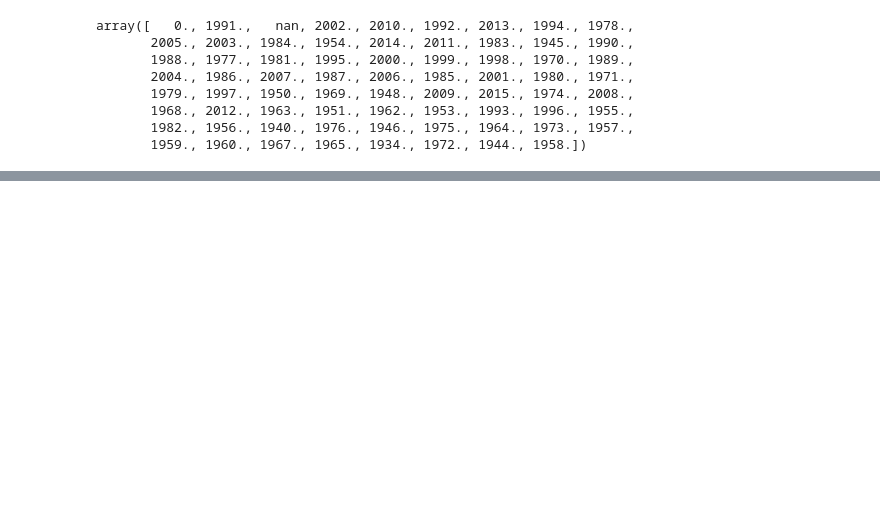
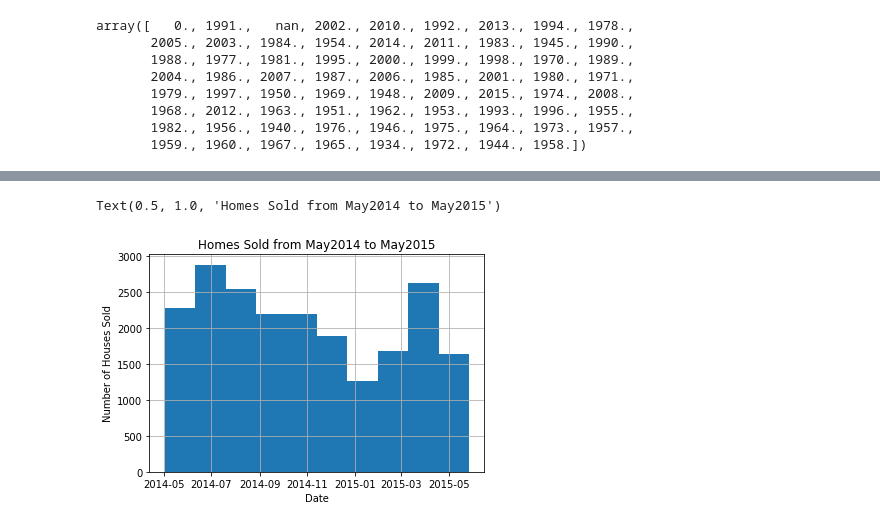
Before and after one commit to Amberlynnyandow/dsc-1-final-project-online-ds-ft-021119, a Jupyter notebook: student.ipynb, the cells around one changed output, grey strips where cells are left out. Drawn from its saved outputs; the diff is of its cells as text; code cells hidden in the pictures; blank space fills up the shorter version.

```diff
--- a/student.ipynb
+++ b/student.ipynb
@@ -170,0 +271,8 @@ df.hist(figsize =(10,10));
+# %%
+df.date.hist()       #Looking at the time of year when houses were sold could impact when a client
+plt.xlabel('Date')   #puts their house on the market
+plt.ylabel('Number of Houses Sold')
+plt.title('Homes Sold from May2014 to May2015')
+# %% [output]
+Text(0.5, 1.0, 'Homes Sold from May2014 to May2015')
+[figure, added]
```
Also changed, not shown: parts of 58 cells of this notebook, 2 other files.
